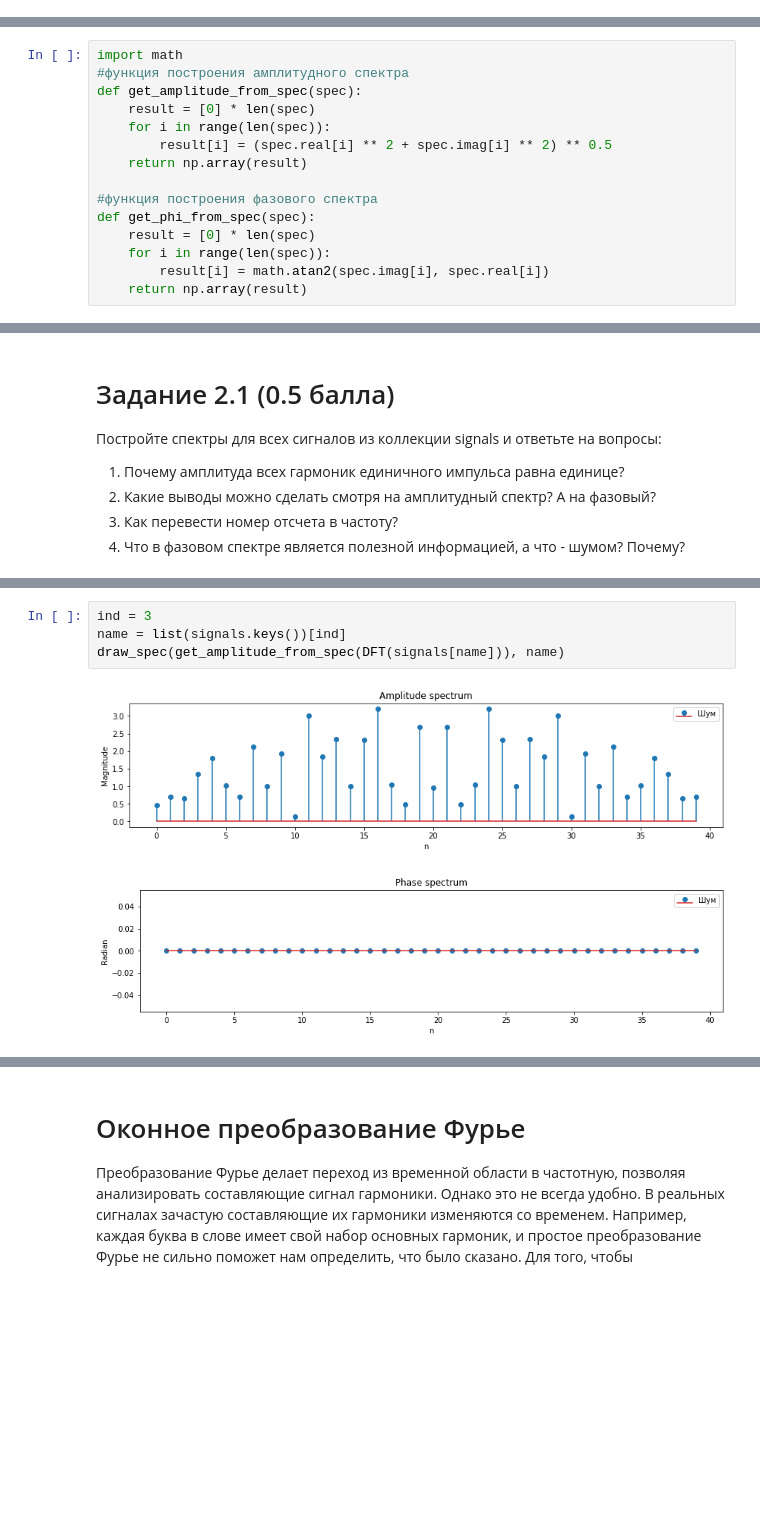
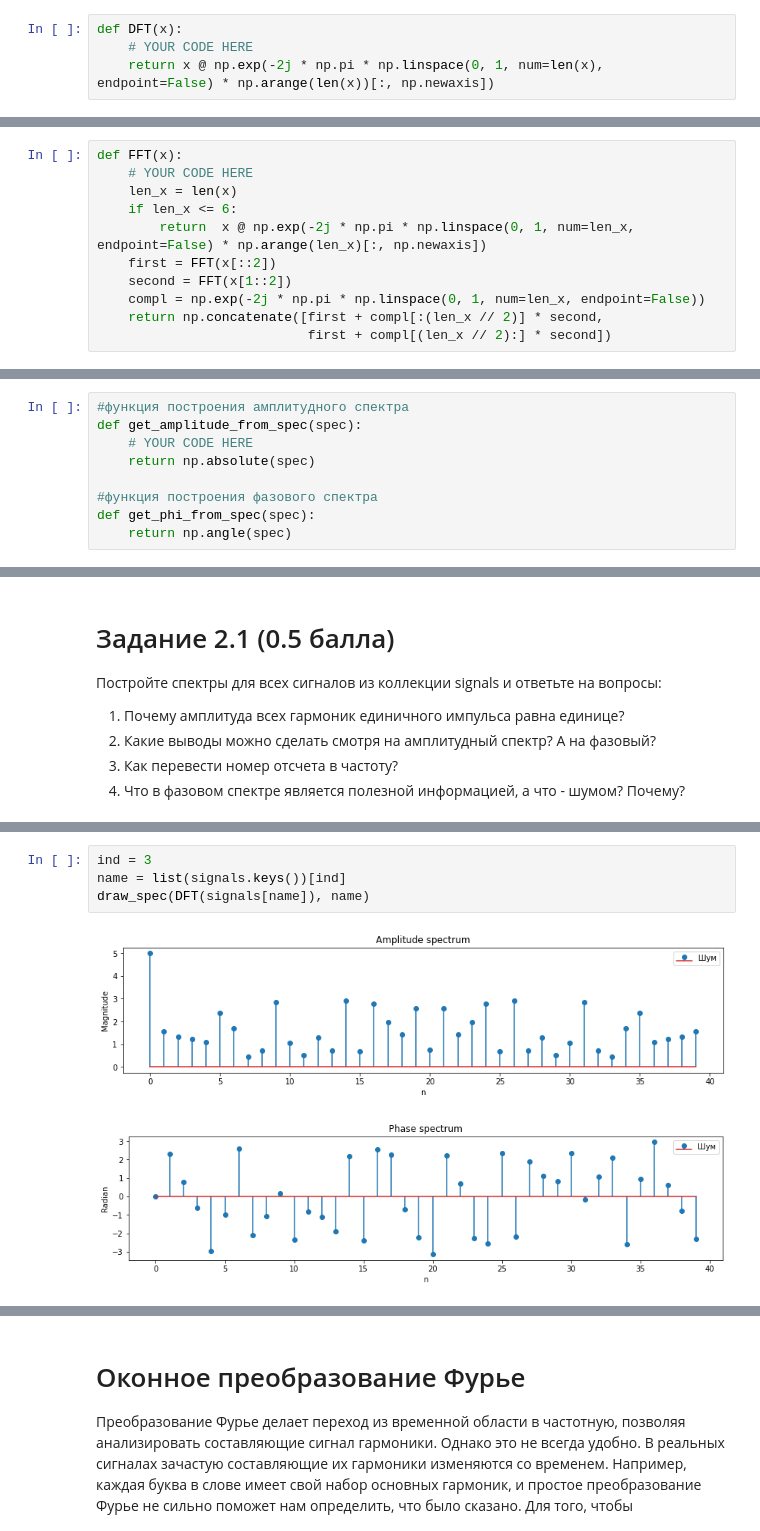
Before and after one commit to IlyasLatypov/MADE_DS, a Jupyter notebook: Speech/HW1/lab2_LatypovID.ipynb, the cells around one changed output, grey strips where cells are left out. Saved outputs shown, nothing was run; the diff lists cells and outputs as text; blank space fills up the shorter version.

```diff
--- a/Speech/HW1/lab2_LatypovID.ipynb
+++ b/Speech/HW1/lab2_LatypovID.ipynb
@@ -82,3 +73,7 @@ def DFT(x):
+# %%
+def DFT(x):
+    # YOUR CODE HERE
+    return x @ np.exp(-2j * np.pi * np.linspace(0, 1, num=len(x), endpoint=False) * np.arange(len(x))[:, np.newaxis])
 # %%
 def test_DTF(x, transform=DFT):
     # Сравнение с библиотекой scipy
@@ -123,3 +115,14 @@ All ok!
+# %%
+def FFT(x):
+    # YOUR CODE HERE
+    len_x = len(x)
+    if len_x <= 6:
+        return  x @ np.exp(-2j * np.pi * np.linspace(0, 1, num=len_x, endpoint=False) * np.arange(len_x)[:, np.newaxis])
+    first = FFT(x[::2])
+    second = FFT(x[1::2])
+    compl = np.exp(-2j * np.pi * np.linspace(0, 1, num=len_x, endpoint=False))
+    return np.concatenate([first + compl[:(len_x // 2)] * second,
+                           first + compl[(len_x // 2):] * second])
 # %%
 for name, sig in signals.items():
     print(f"Checking '{name}'")
@@ -131,21 +144,15 @@ print("All ok!")
 # Задание 2 (1 балл)
 
 Реализовать функции построения амплитудного и фазового спектра
-# %%
-import math
-#функция построения амплитудного спектра
-def get_amplitude_from_spec(spec):
-    result = [0] * len(spec)
-    for i in range(len(spec)):
-        result[i] = (spec.real[i] ** 2 + spec.imag[i] ** 2) ** 0.5
-    return np.array(result)
-
-#функция построения фазового спектра
-def get_phi_from_spec(spec):
-    result = [0] * len(spec)
-    for i in range(len(spec)):
-        result[i] = math.atan2(spec.imag[i], spec.real[i])
-    return np.array(result)
+# %%
+#функция построения амплитудного спектра
+def get_amplitude_from_spec(spec):
+    # YOUR CODE HERE
+    return np.absolute(spec)
+
+#функция построения фазового спектра
+def get_phi_from_spec(spec):
+    return np.angle(spec)
 # %%
 def check_mean_var(sig, mean=None, var=None):
     if mean is not None and np.mean(sig) != mean:
@@ -246,10 +253,10 @@ draw_spec(get_amplitude_from_spec(DFT(signals[name])), name)
 # %%
 ind = 3
 name = list(signals.keys())[ind]
-draw_spec(get_amplitude_from_spec(DFT(signals[name])), name)
+draw_spec(DFT(signals[name]), name)
 # %% [output]
-[figure, old version]
+[figure, new version]
-[figure, old version]
+[figure, new version]
 # %% [markdown]
 1. Свертка сигнала с единичным импульсом, не меняет амплитуду. Поэтому и амплитудный спектр единичного импульса равен единице во всей частотной области.
 2. По амплитудному спектру возможно выделить основные моды частот. По фазовому спектру можно скорее всего оценить уровень шума.
```
Also changed, not shown: parts of 21 cells of this notebook, 1 other file.
